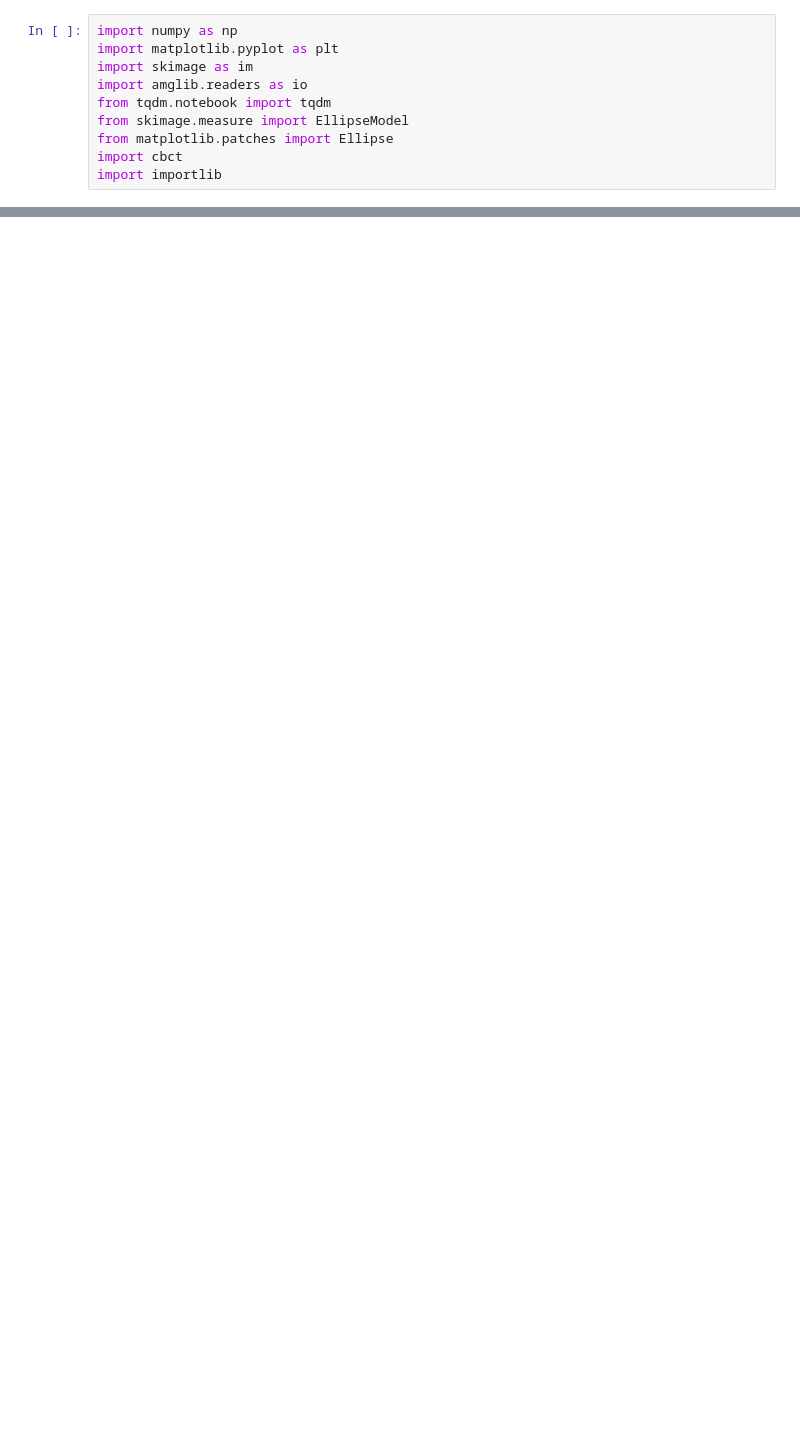
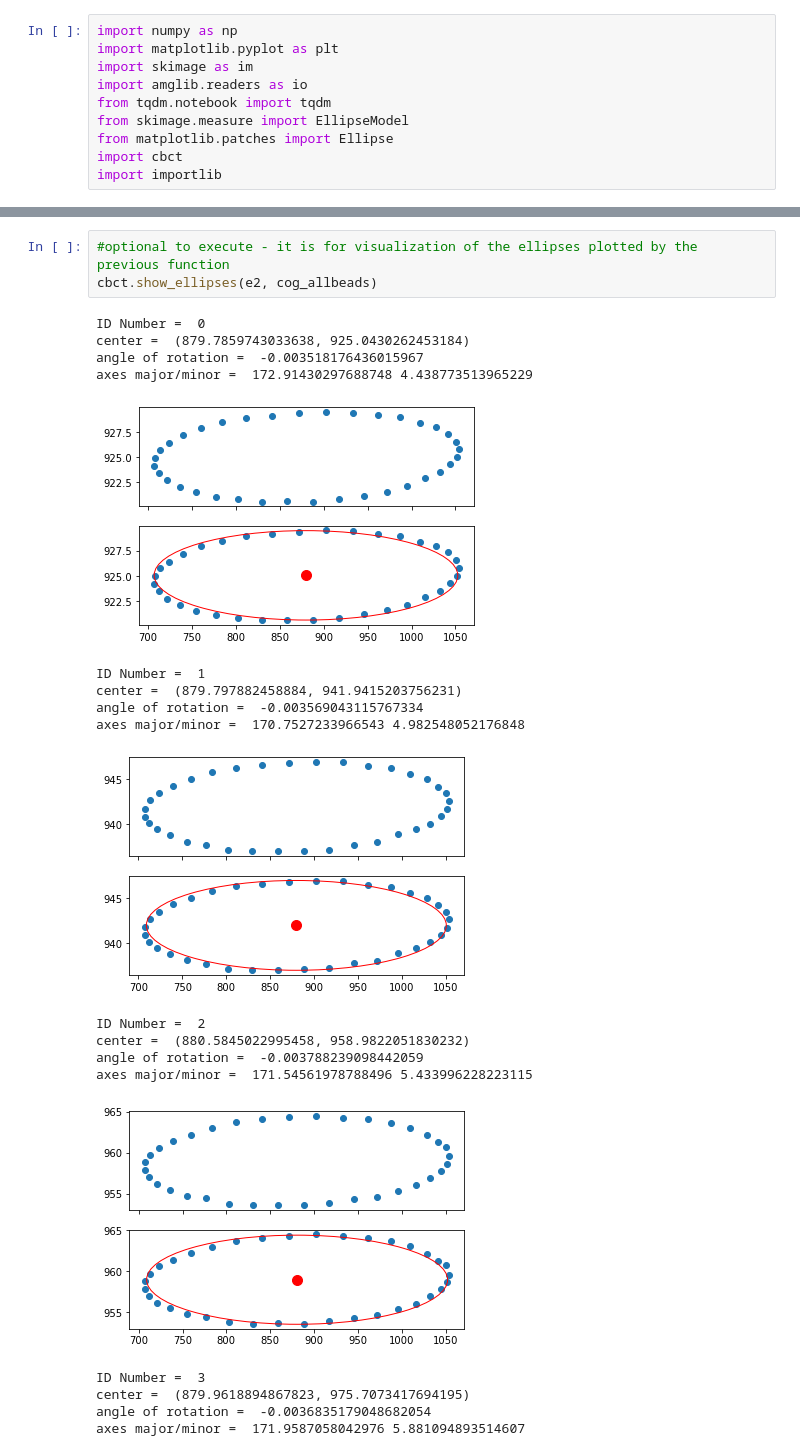
Before and after one commit to neutronimaging/CBCTCalibration, a Jupyter notebook: CBCT2.ipynb, the cells around one changed output, grey strips where cells are left out. Drawn from its saved outputs; the diff is of its cells as text; blank space fills up the shorter version.

```diff
--- a/CBCT2.ipynb
+++ b/CBCT2.ipynb
@@ -44,0 +126,23 @@ ax[1].hist(lcal[1].ravel(),bins=200);
+# %%
+#optional to execute - it is for visualization of the ellipses plotted by the previous function
+cbct.show_ellipses(e2, cog_allbeads)
+# %% [output]
+ID Number =  0
+center =  (879.7859743033638, 925.0430262453184)
+angle of rotation =  -0.003518176436015967
+axes major/minor =  172.91430297688748 4.438773513965229
+[figure, added]
+ID Number =  1
+center =  (879.797882458884, 941.9415203756231)
+angle of rotation =  -0.003569043115767334
+axes major/minor =  170.7527233966543 4.982548052176848
+[figure, added]
+ID Number =  2
+center =  (880.5845022995458, 958.9822051830232)
+angle of rotation =  -0.003788239098442059
+axes major/minor =  171.54561978788496 5.433996228223115
+[figure, added]
+ID Number =  3
+center =  (879.9618894867823, 975.7073417694195)
+angle of rotation =  -0.0036835179048682054
+axes major/minor =  171.9587058042976 5.881094893514607
```
Also changed, not shown: parts of 37 cells of this notebook, 1 other file.
